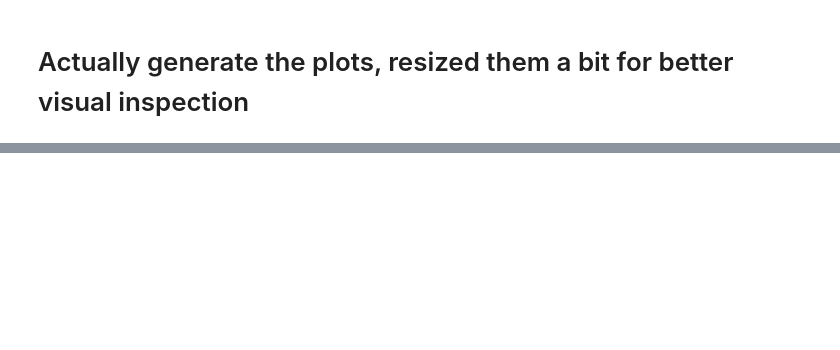
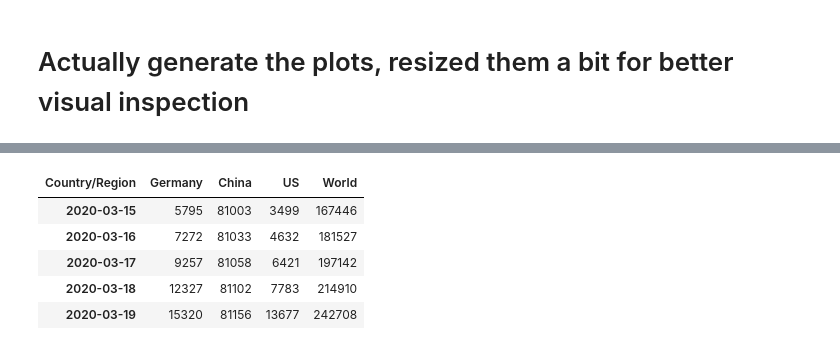
Before and after one commit to jmacenka/jupyternotebook_covid_19_visualization, a Jupyter notebook: analysis_of_the_covid_19_course.ipynb, the cells around one changed output, grey strips where cells are left out. Cells and saved outputs as stored; diff of their text form; code cells hidden in the pictures; blank space fills up the shorter version.

```diff
--- a/analysis_of_the_covid_19_course.ipynb
+++ b/analysis_of_the_covid_19_course.ipynb
@@ -83,0 +213,9 @@ ax2.text('2020-02-01',100,f'Keep in mind that the {averaging_window_size} day mo
+# %%
+df_requested.tail()
+# %% [output]
+| Country/Region | Germany | China | US | World |
+| 2020-03-15 | 5795 | 81003 | 3499 | 167446 |
+| 2020-03-16 | 7272 | 81033 | 4632 | 181527 |
+| 2020-03-17 | 9257 | 81058 | 6421 | 197142 |
+| 2020-03-18 | 12327 | 81102 | 7783 | 214910 |
+| 2020-03-19 | 15320 | 81156 | 13677 | 242708 |
```
Also changed, not shown: parts of 19 cells of this notebook.
